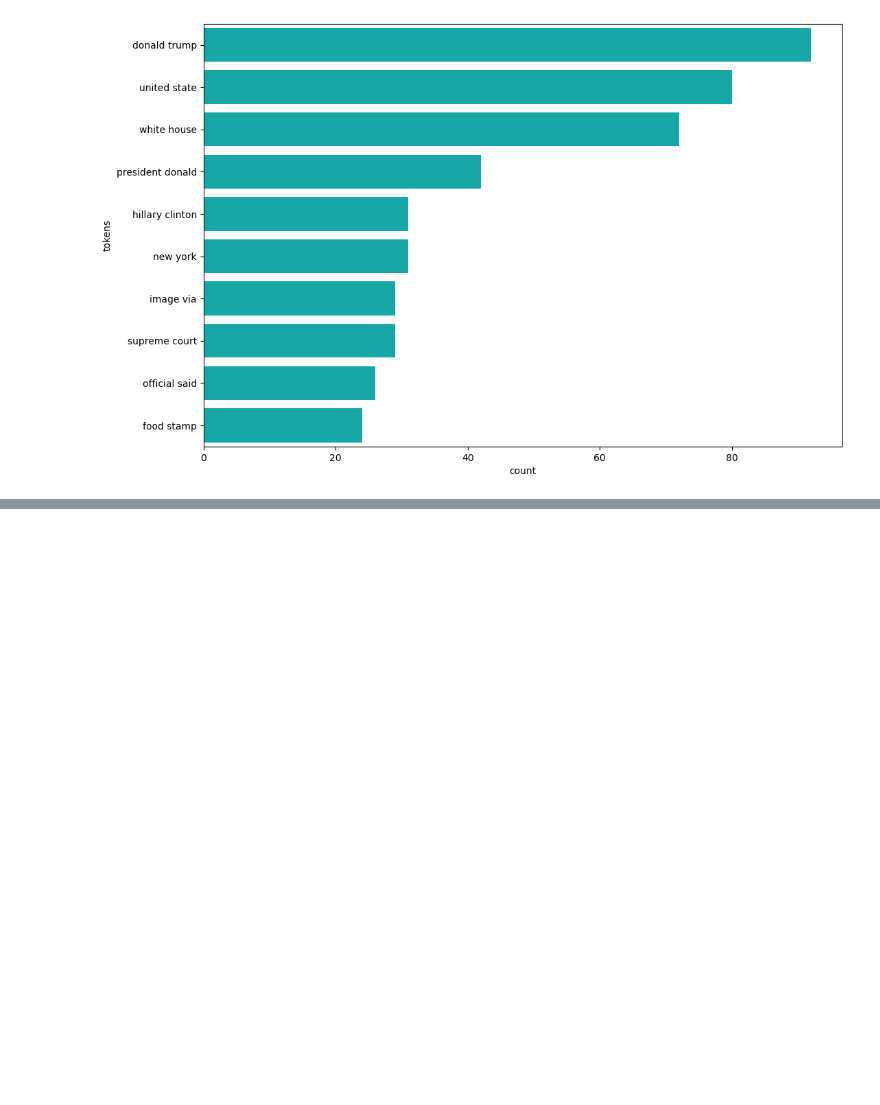
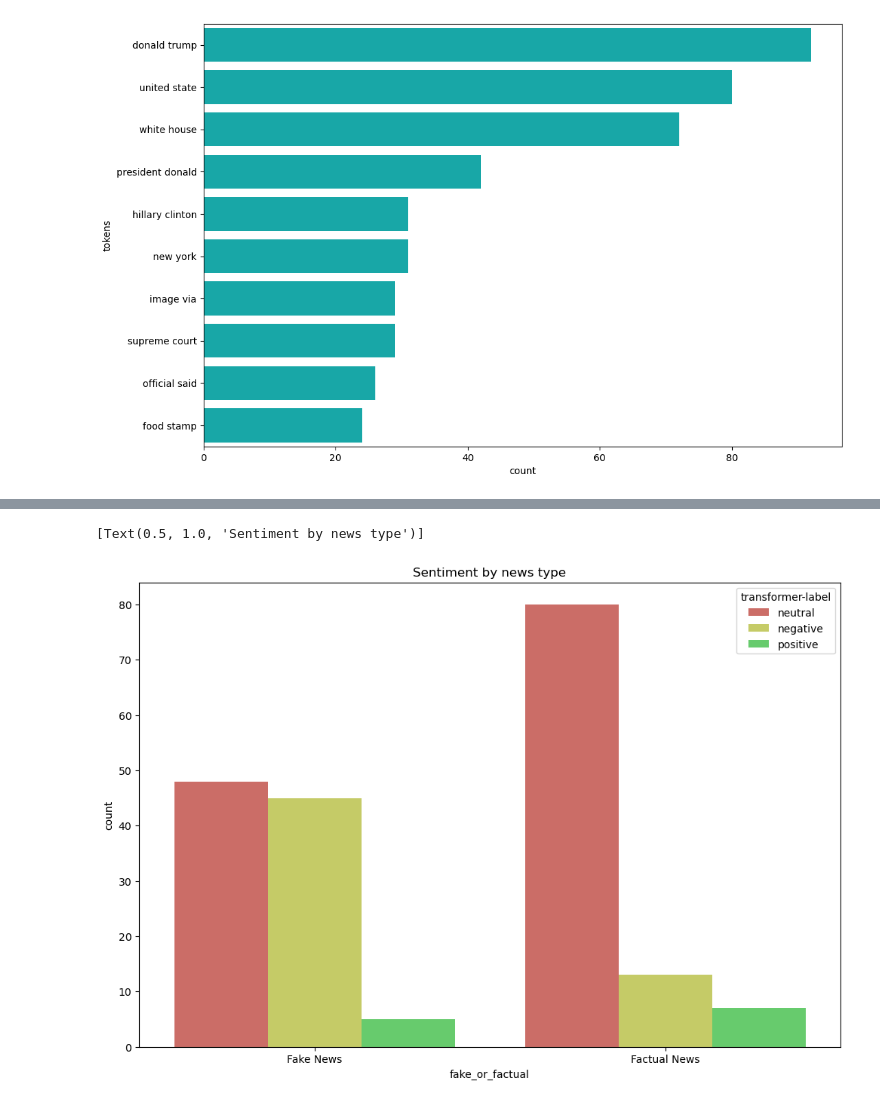
Before and after one commit to wanderer878/jupyter, a Jupyter notebook: nlp_real_life_practice.ipynb, the cells around one changed output, grey strips where cells are left out. Cells and saved outputs as stored; diff of their text form; code cells hidden in the pictures; blank space fills up the shorter version.

```diff
--- a/nlp_real_life_practice.ipynb
+++ b/nlp_real_life_practice.ipynb
@@ -646,5 +645,5 @@ The palette list has fewer values (1) than needed (10) and will cycle, which may
 <Axes: xlabel='count', ylabel='tokens'>
 [figure]
 # %%
-transformer = pipeline('sentiment-analysis', model = f"FISA-conclave/klue-roberta-news-sentiment")
+transformer = pipeline('sentiment-analysis', model = f"cardiffnlp/twitter-roberta-base-sentiment-latest")
 # %% [output]
@@ -653,2 +658,3 @@ To support symlinks on Windows, you either need to activate Developer Mode or to
 # %%
-data['transformer_score'] = data['fake_or_factual'].apply(lambda x: transformer(x)[0]['label'])
+data['transformer-label'] = data['text'].apply(lambda x: transformer(x, truncation=True, max_length=512)[0]['label'])
+data.head()
@@ -654,0 +668,11 @@ data['transformer_score'] = data['fake_or_factual'].apply(lambda x: transformer(
+# %%
+sns.countplot(
+    data= data,
+    x= 'fake_or_factual',
+    orient= 'v',
+    hue= 'transformer-label',
+    palette= sns.color_palette('hls')
+).set(title = 'Sentiment by news type')
+# %% [output]
+[Text(0.5, 1.0, 'Sentiment by news type')]
+[figure, added]
```
Also changed, not shown: parts of 3 cells of this notebook.
